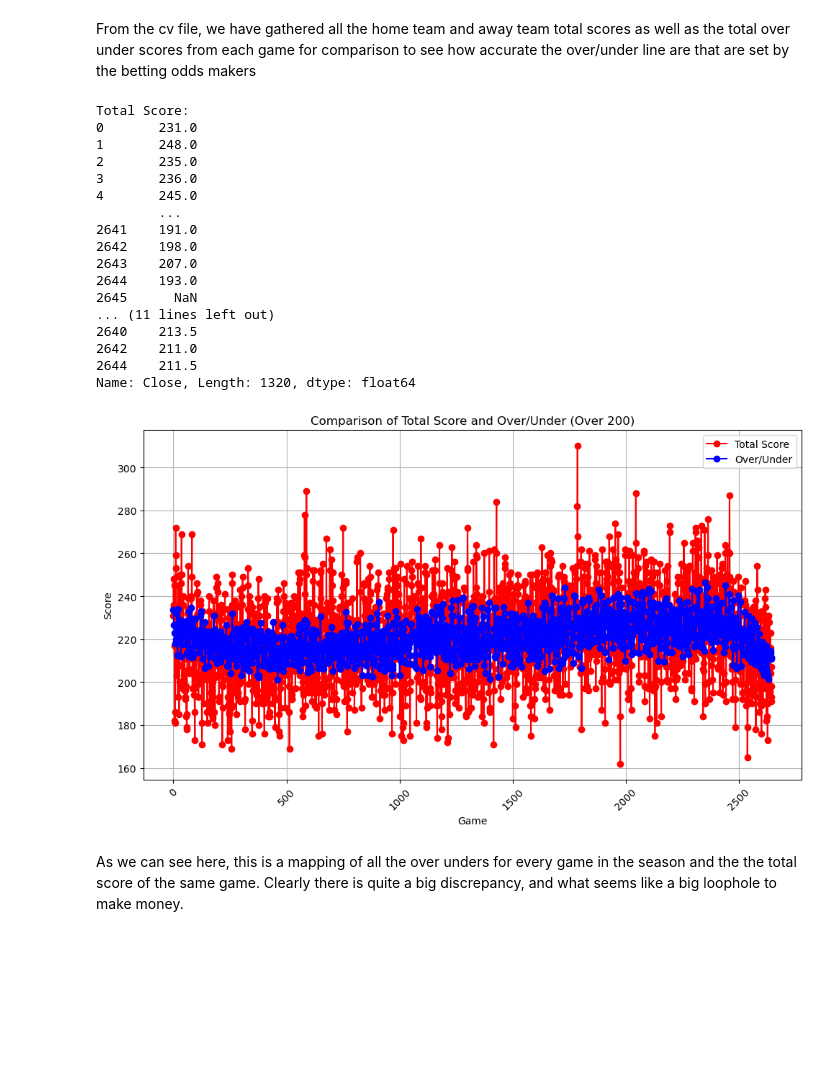
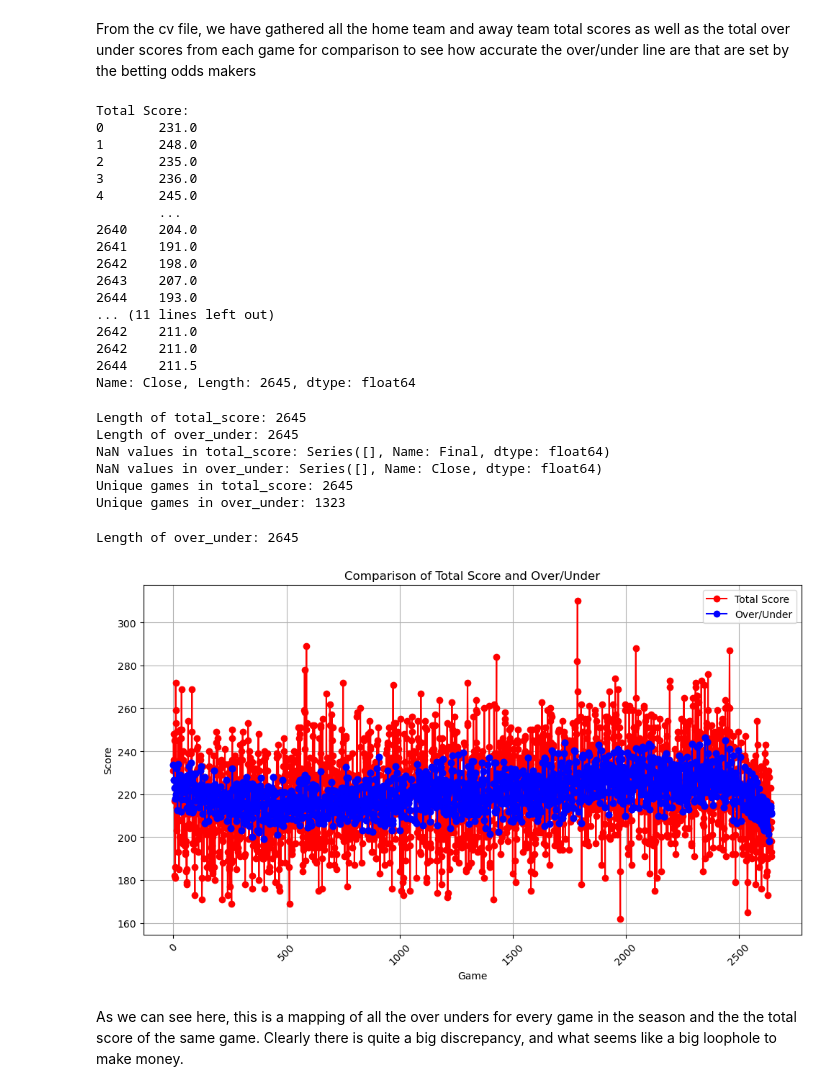
Before and after one commit to ihern/418-Project, a Jupyter notebook: analysis.ipynb, the cells around one changed output. Saved outputs shown, nothing was run; the diff lists cells and outputs as text; code cells hidden in the pictures; blank space fills up the shorter version.

```diff
--- a/analysis.ipynb
+++ b/analysis.ipynb
@@ -16,8 +17,11 @@ total_score = home_team_score + away_team_score
 # %% [markdown]
 From the cv file, we have gathered all the home team and away team total scores as well as the total over under scores from each game for comparison to see how accurate the over/under line are that are set by the betting odds makers
 # %%
-over_under = df.loc[df["Close"].gt(200), "Close"]
+over_under = df.loc[df["Close"].gt(100), "Close"]
+over_under = over_under.repeat(2)[:len(total_score)]
 
+total_score = total_score.iloc[:-1]
+over_under = over_under.iloc[:-1]
 
 print("Total Score:")
 print(total_score)
@@ -31,30 +35,52 @@ Total Score:
 3       236.0
 4       245.0
         ...
+2640    204.0
 2641    191.0
 2642    198.0
 2643    207.0
 2644    193.0
-2645      NaN
 ... (11 lines left out)
-2640    213.5
+2642    211.0
 2642    211.0
 2644    211.5
-Name: Close, Length: 1320, dtype: float64
+Name: Close, Length: 2645, dtype: float64
+# %%
+print("Length of total_score:", len(total_score))
+print("Length of over_under:", len(over_under))
+
+# Check for NaN values
+nan_indices_total_score = np.isnan(total_score)
+nan_indices_over_under = np.isnan(over_under)
+print("NaN values in total_score:", total_score[nan_indices_total_score])
+print("NaN values in over_under:", over_under[nan_indices_over_under])
+
+# Check for duplicate games
+print("Unique games in total_score:", len(total_score.index.unique()))
+print("Unique games in over_under:", len(over_under.index.unique()))
+# %% [output]
+Length of total_score: 2645
+Length of over_under: 2645
+NaN values in total_score: Series([], Name: Final, dtype: float64)
+NaN values in over_under: Series([], Name: Close, dtype: float64)
+Unique games in total_score: 2645
+Unique games in over_under: 1323
 # %%
+print("Length of over_under:", len(over_under))
 fig, ax = plt.subplots(figsize=(10, 6))
 ax.plot(total_score.index, total_score, marker='o', linestyle='-', color='r', label="Total Score")
 ax.plot(over_under.index, over_under, marker='o', linestyle='-', color='b', label="Over/Under")
 ax.set_xlabel("Game")
 ax.set_ylabel("Score")
-ax.set_title("Comparison of Total Score and Over/Under (Over 200)")
+ax.set_title("Comparison of Total Score and Over/Under")
 ax.legend()
 ax.grid(True)  # Add gridlines
 plt.xticks(rotation=45)  # Rotate x-axis labels for readability
 plt.tight_layout()  # Adjust layout to prevent overlap
 plt.show()
 # %% [output]
+Length of over_under: 2645
-[figure, old version]
+[figure, new version]
 # %% [markdown]
 As we can see here, this is a mapping of all the over unders for every game in the season and the the total score of the same game. Clearly there is quite a big discrepancy, and what seems like a big loophole to make money.
 # %%
```
Also changed, not shown: parts of 7 cells of this notebook.
